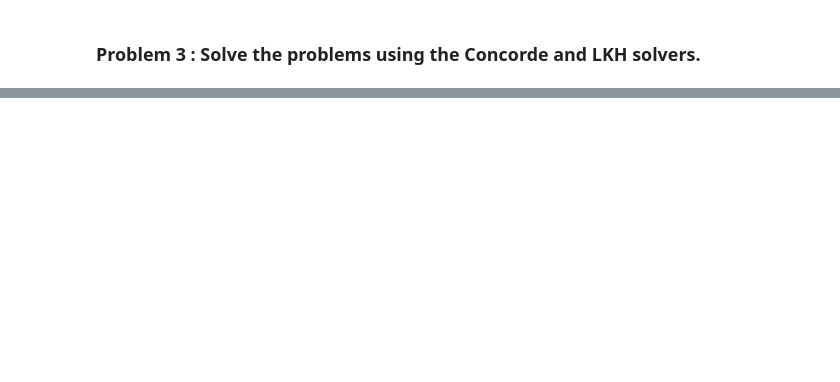
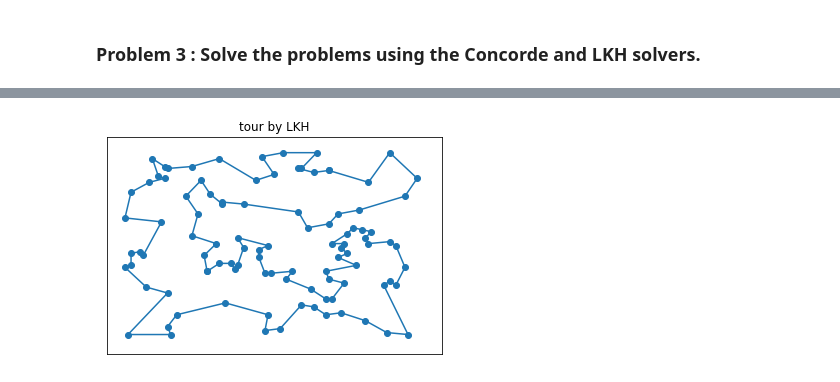
Before and after one commit to leehoon7/IE801, a Jupyter notebook: HW2.ipynb, the cells around one changed output, grey strips where cells are left out. Saved outputs shown, nothing was run; the diff lists cells and outputs as text; code cells hidden in the pictures; blank space fills up the shorter version.

```diff
--- a/HW2.ipynb
+++ b/HW2.ipynb
@@ -260,0 +232,7 @@ print(we)
+# %%
+tour = %julia opt_tour
+tour = np.append(tour - 1, [0])
+
+visualize_points(x, y, "tour by LKH", tour)
+# %% [output]
+[figure, added]
```
Also changed, not shown: parts of 21 cells of this notebook.
